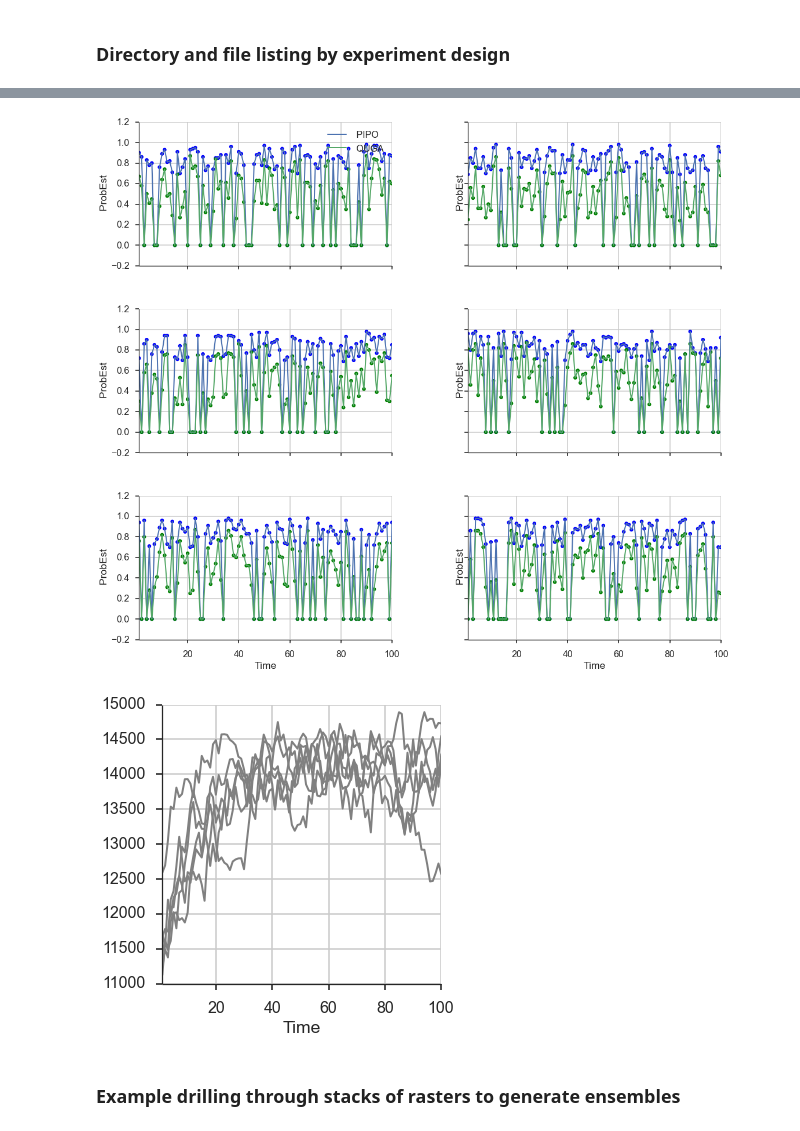
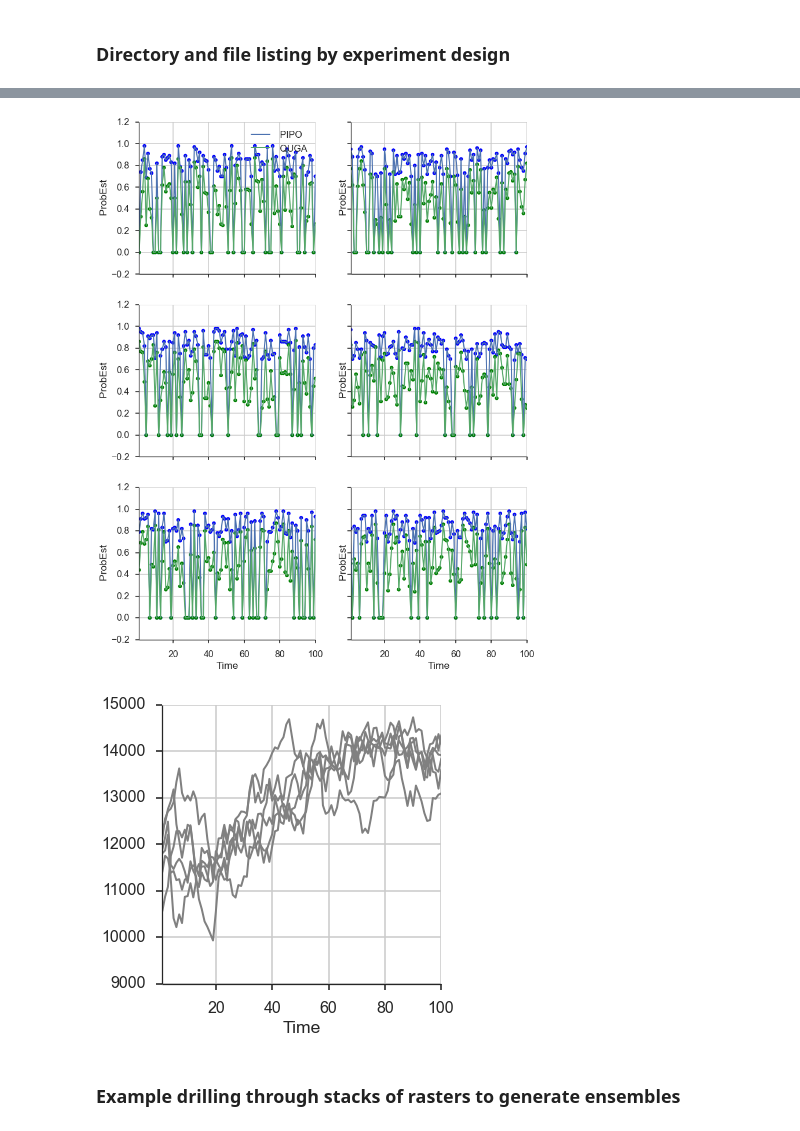
Before and after one commit to djkrofch/edulis, a Jupyter notebook: iPython_Notebooks/LANDIS-II_Toolkit.ipynb, the cells around one changed output, grey strips where cells are left out. Cells and saved outputs as stored; diff of their text form; code cells hidden in the pictures.

```diff
--- a/iPython_Notebooks/LANDIS-II_Toolkit.ipynb
+++ b/iPython_Notebooks/LANDIS-II_Toolkit.ipynb
@@ -99,7 +99,7 @@ for region in np.unique(Century_Monthly[' Ecoregion']):
     idx = idx + 1
 
 # Cumulative flux components by Ecoregion
-f, (ax1, ax2, ax3) = plt.subplots(1,3, figsize = (18,5), dpi = 300)
+f, ((ax1), (ax2), (ax3)) = plt.subplots(3,1, figsize = (5,15), dpi = 300)
 
 plt.subplots_adjust(wspace = .3, hspace = 0.5)
 axs = f.axes
@@ -129,19 +129,19 @@ for var in [' NEE',' NPPC',' Resp']:
 Century_Prob = pd.read_csv(fileNames_f[1], sep = ',')
 
 # Esablishment Probability by Ecoregion
-f, ((ax1, ax2), (ax3, ax4), (ax5, ax6)) = plt.subplots(3,2, figsize = (18, 16), dpi = 300,
+f, ((ax1, ax2), (ax3, ax4), (ax5, ax6)) = plt.subplots(3,2, figsize = (12, 16), dpi = 300,
                                                       sharex = True, sharey = True)
-plt.subplots_adjust(wspace = .3, hspace = 0.3)
+plt.subplots_adjust(wspace = .2, hspace = 0.2)
 axs = f.axes
 idx = 0
 sns.despine()
 sns.set_style("ticks")
 sns.set_context("poster")
 
-for region in np.unique(Century_Monthly[' Ecoregion']):
+for region in np.unique(Century_Prob[' Ecoregion']):
     ax = axs[idx]
     ax.grid(False)
-    thisRegion = Century_Monthly[Century_Monthly[' Ecoregion'] == region]
+    thisRegion = Century_Prob[Century_Prob[' Ecoregion'] == region]
     for species in np.unique(Century_Prob[' Species']):
         if species == ' PIPO':
             speciesC = 'blue'
@@ -149,35 +149,35 @@ for region in np.unique(Century_Monthly[' Ecoregion']):
             speciesC = 'green'
         thisSpecies = thisRegion[thisRegion[' Species'] == species]
         thisSpecies.plot(ax = ax, x = 'Time',y = ' ProbEst', lw = 2)
         thisSpecies.plot(kind = 'scatter', ax = ax, x = 'Time',y = ' ProbEst', lw = 2,
                          color = speciesC)
 
     if idx == 0:
         ax.legend(np.unique(Century_Prob[' Species']))
     else:
         ax.legend_ = None
 
     idx = idx + 1
 
 # Succesion_log AGB by Ecoregion
 Century_log = pd.read_csv(fileNames_f[2], sep = ',')
 
 f, (ax1) = plt.subplots(1,1, figsize = (5, 5), dpi = 300)
 plt.subplots_adjust(wspace = .3, hspace = 0.3)
 axs = f.axes
 idx = 0
 sns.despine()
 sns.set_style("ticks")
 sns.set_context("poster")
 ax = ax1
 for region in np.unique(Century_log[' Ecoregion']):
     ax.grid(False)
     thisRegion = Century_log[Century_log[' Ecoregion'] == region]
     thisRegion.plot(ax = ax, x = 'Time',y = ' AGB', lw = 2, color = 'gray')
     ax.legend_ = None
 # %% [output]
-[figure, old version]
+[figure, new version]
-[figure, old version]
+[figure, new version]
 # %% [markdown]
 ### Example drilling through stacks of rasters to generate ensembles
 # %%
```
Also changed, not shown: parts of 1 cell of this notebook.
